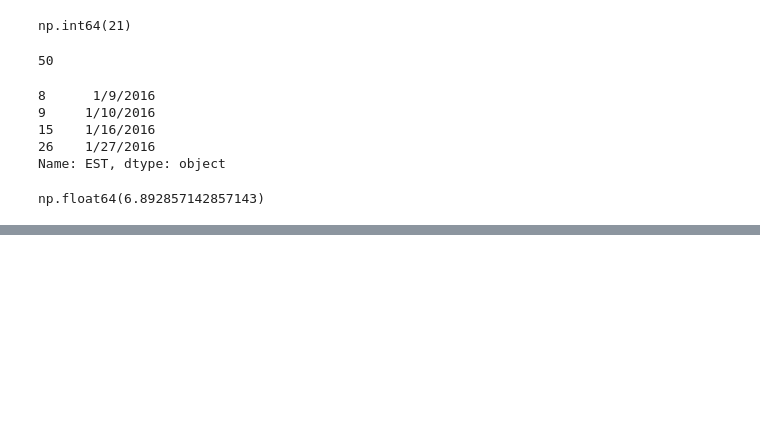
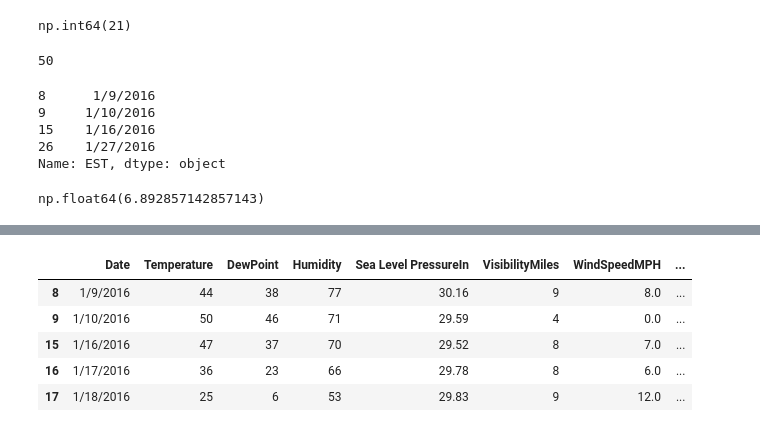
Before and after one commit to Imani-hub-pixel/Data-analysis-Python-, a Jupyter notebook: intro.ipynb, the cells around one changed output, grey strips where cells are left out. Drawn from its saved outputs; the diff is of its cells as text; code cells hidden in the pictures; blank space fills up the shorter version.

```diff
--- a/intro.ipynb
+++ b/intro.ipynb
@@ -65,0 +119,2 @@ np.float64(6.892857142857143)
+# %%
+df.dropna(subset=['Events'], inplace=True)
@@ -65,0 +136,3 @@ np.float64(6.892857142857143)
+# %%
+df_filled=df.fillna(0)
+df_filled.isnull().sum()
@@ -65,0 +168,11 @@ np.float64(6.892857142857143)
+# %%
+#Renaming columns
+df=df_filled.rename(columns={'EST':'Date'})
+df.head()
+# %% [output]
+|  | Date | Temperature | DewPoint | Humidity | Sea Level PressureIn | VisibilityMiles | WindSpeedMPH | ... |
+| 8 | 1/9/2016 | 44 | 38 | 77 | 30.16 | 9 | 8.0 | ... |
+| 9 | 1/10/2016 | 50 | 46 | 71 | 29.59 | 4 | 0.0 | ... |
+| 15 | 1/16/2016 | 47 | 37 | 70 | 29.52 | 8 | 7.0 | ... |
+| 16 | 1/17/2016 | 36 | 23 | 66 | 29.78 | 8 | 6.0 | ... |
+| 17 | 1/18/2016 | 25 | 6 | 53 | 29.83 | 9 | 12.0 | ... |
```
Also changed, not shown: parts of 16 cells of this notebook.
